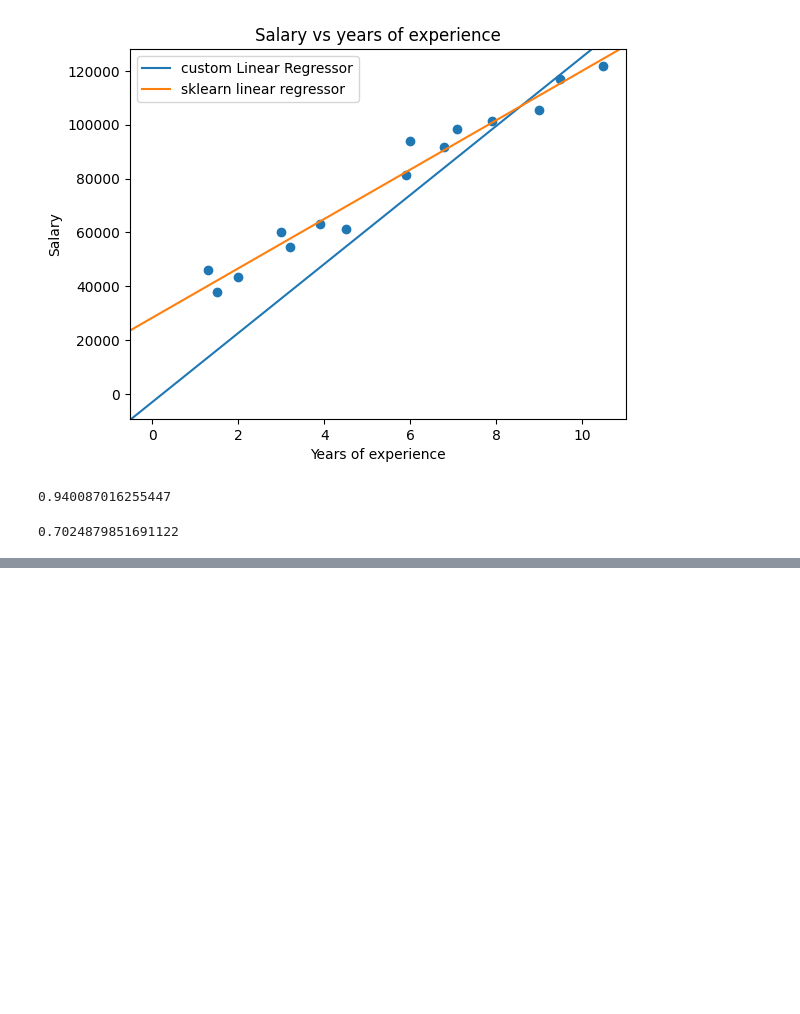
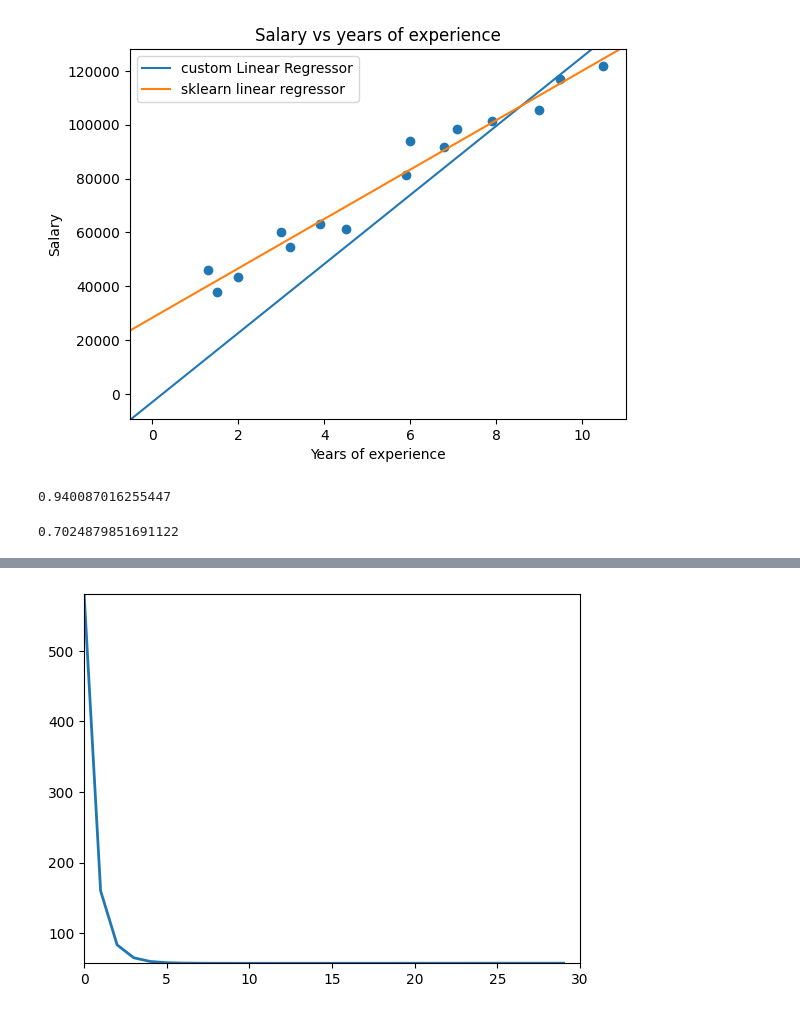
Before and after one commit to HiddenMachine3/AIML, a Jupyter notebook: linear_regression/linearRegressorUsingGradientDescent.ipynb, the cells around one changed output, grey strips where cells are left out. Cells and saved outputs as stored; diff of their text form; code cells hidden in the pictures; blank space fills up the shorter version.

Commit message:
animation code

```diff
--- a/linear_regression/linearRegressorUsingGradientDescent.ipynb
+++ b/linear_regression/linearRegressorUsingGradientDescent.ipynb
@@ -2,6 +2,10 @@
 import numpy as np
 import matplotlib.pyplot as plt
 # %%
+a_s = []
+b_s = []
+cost_s = []
+
 def gradient_descent(a:int,b:int,lr:float,X:np.array,Y:np.array,n,max_steps:int,cost_func,grad_decr):
     """
     a,b : coeffs. inputs a,b are the initial coeffs which are assumed
@@ -15,6 +19,9 @@ def gradient_descent(a:int,b:int,lr:float,X:np.array,Y:np.array,n,max_steps:int,
     costs = []
     Ɛ = 10**-6
     cost = None
+    a_s.append(a)
+    b_s.append(b)
+
     for step in range(max_steps):
         a_prev,b_prev = a,b
 
@@ -26,6 +33,10 @@ def gradient_descent(a:int,b:int,lr:float,X:np.array,Y:np.array,n,max_steps:int,
 
         cost = cost_func(X,Y,n,a,b)
         costs.append(cost)
+
+        a_s.append(a)
+        b_s.append(b)
+        cost_s.append(cost)
         # print(cost)
         if (cost)**2 < Ɛ: #  (a_prev -a)**2 + (b_prev-b)**2
             break
@@ -253,0 +297,28 @@ custom_reg.score(x_test,y_test)
+# %%
+import matplotlib.pyplot as plt
+import matplotlib.animation as animation
+
+# Create a figure and axis
+fig, ax = plt.subplots()
+
+# Set up the axis limits
+ax.set_xlim(0, num_iters)
+ax.set_ylim(min(cost_s[:num_iters]), max(cost_s[:num_iters]))
+
+# Create a line plot for the cost function
+line, = ax.plot([], [], lw=2)
+
+# Update function for the animation
+def update(frame):
+    line.set_data(range(frame+1), cost_s[:frame+1])
+    return line,
+
+# Create the animation
+ani = animation.FuncAnimation(fig, update, frames=num_iters, interval=200, blit=True)
+
+# Save the animation as a video file
+ani.save('cost_function_animation.mp4', writer='ffmpeg')
+
+# Show the animation
+HTML(ani.to_html5_video())
+# %% [output]
@@ -253,0 +326 @@ custom_reg.score(x_test,y_test)
+[figure, added]
```
Also changed, not shown: parts of 3 cells of this notebook, 1 other file.
